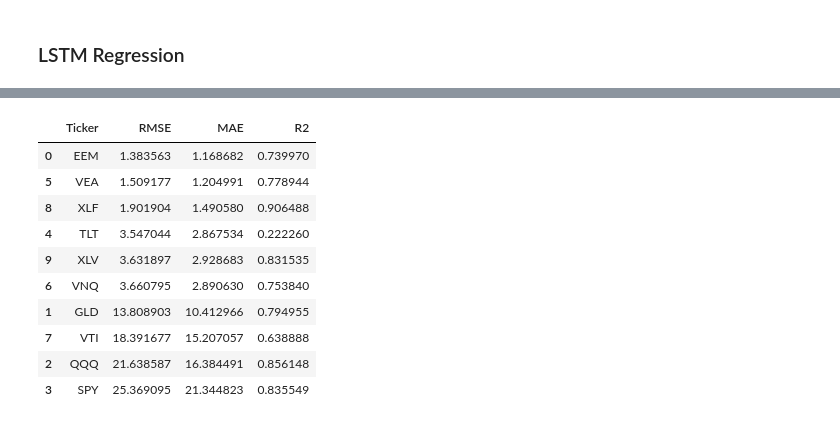
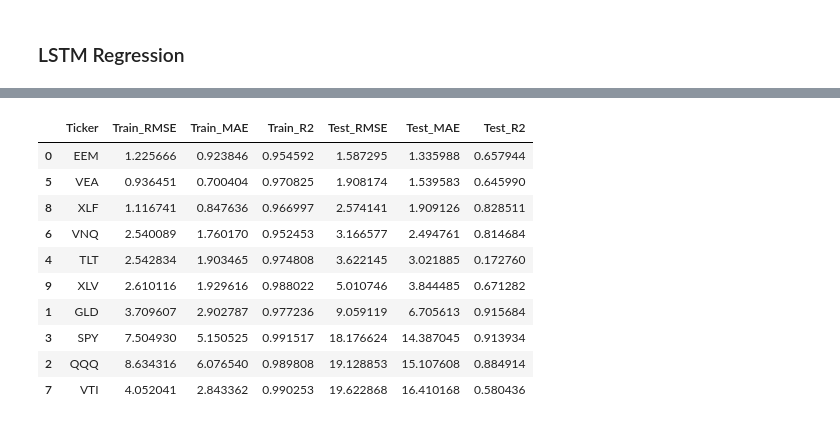
Before and after one commit to GIJOE1003/3103ETF, a Jupyter notebook: Notebook1_Future_Price_Prediction_03th_April.ipynb, the cells around one changed output, grey strips where cells are left out. Cells and saved outputs as stored; diff of their text form; code cells hidden in the pictures.

```diff
--- a/Notebook1_Future_Price_Prediction_03th_April.ipynb
+++ b/Notebook1_Future_Price_Prediction_03th_April.ipynb
@@ -410,9 +413,10 @@ xgb_param_grid = {
     'subsample': [0.7, 0.9, 1.0],
     'colsample_bytree': [0.7, 0.9, 1.0]
 }
+X_train, X_test, y_train, y_test = train_test_split(X, y, test_size=0.2, random_state=42)
 
-X_train_2d = X_train.reshape(X_train.shape[0], -1)
-X_test_2d = X_test.reshape(X_test.shape[0], -1)
+X_train_2d = X_train.values.reshape(X_train.shape[0], -1)
+X_test_2d = X_test.values.reshape(X_test.shape[0], -1)
 
 xgb_grid = RandomizedSearchCV(XGBRegressor(), xgb_param_grid, cv=3, n_iter=20, scoring='neg_root_mean_squared_error', verbose=1, n_jobs=-1, random_state=42)
 xgb_grid.fit(X_train_2d, y_train)
@@ -423,6 +427,14 @@ y_pred_xgb_best = xgb_best.predict(X_test_2d)
 rmse_xgb_best = np.sqrt(mean_squared_error(y_test, y_pred_xgb_best))
 mae_xgb_best = mean_absolute_error(y_test, y_pred_xgb_best)
 r2_xgb_best = r2_score(y_test, y_pred_xgb_best)
+
+#test
+y_pred_xgb_best_train = xgb_best.predict(X_train_2d)
+rmse_xgb_best_train = np.sqrt(mean_squared_error(y_train, xgb_best.predict(X_train_2d)))
+mae_xgb_best_train = mean_absolute_error(y_train, xgb_best.predict(X_train_2d))
+r2_xgb_best_train = r2_score(y_train, xgb_best.predict(X_train_2d))
+
+print(f"XGBoost (Tuned) - Train RMSE: {rmse_xgb_best_train:.4f}, MAE: {mae_xgb_best_train:.4f}, R2: {r2_xgb_best_train:.4f}")
 print("XGBoost (Tuned) - RMSE:", rmse_xgb_best, "MAE:", mae_xgb_best, "R²:", r2_xgb_best)
 print("Best Params:", xgb_grid.best_params_)
 # %% [output]
@@ -437,14 +450,10 @@ from tensorflow.keras.models import Sequential
 from tensorflow.keras.layers import LSTM, Dense, Dropout
 from tensorflow.keras.callbacks import EarlyStopping
 from sklearn.metrics import mean_squared_error, mean_absolute_error, r2_score
-import numpy as np
-import pandas as pd
-import matplotlib.pyplot as plt
 
 lookback = 21
 forecast_horizon = 7
 
-# Features
 features = ['High', 'Low', 'Return', 'Volume',
     'MA5', 'Close_MA5_diff', 'SMA20', 'EMA20', 'Volatility7',
     'SMA50', 'EMA50', 'SMA200', 'EMA200', 'TR', 'ATR7',
@@ -456,22 +465,16 @@ for ticker in df['Ticker'].unique():
     print(f"\n LSTM (Return → Price) for {ticker}")
     df_ticker = df[df['Ticker'] == ticker].copy().reset_index(drop=True)
 
-    # Backup raw Close
     df_ticker['Raw_Close'] = df_ticker['Close']
-
-    # Create future return and store current price
     df_ticker['Future_Return'] = (
         df_ticker['Raw_Close'].shift(-forecast_horizon) - df_ticker['Raw_Close']
     ) / df_ticker['Raw_Close']
-
-    df_ticker['Current_Price'] = df_ticker['Raw_Close']  # to reconstruct price after prediction
+    df_ticker['Current_Price'] = df_ticker['Raw_Close']
     df_ticker.dropna(inplace=True)
 
-    # Scale
     scaler = StandardScaler()
     df_ticker[features] = scaler.fit_transform(df_ticker[features])
 
-    # Create sequences
     X, y, current_prices = [], [], []
     for i in range(lookback, len(df_ticker)):
         X.append(df_ticker[features].iloc[i - lookback:i].values)
@@ -482,9 +485,9 @@ for ticker in df['Ticker'].unique():
     split = int(0.8 * len(X))
     X_train, X_test = X[:split], X[split:]
     y_train, y_test = y[:split], y[split:]
+    current_price_train = current_prices[:split]
     current_price_test = current_prices[split:]
 
-    # Build and train LSTM
     model = Sequential([
         LSTM(128, return_sequences=True, input_shape=(lookback, len(features))),
         Dropout(0.2),
@@ -497,28 +500,36 @@ for ticker in df['Ticker'].unique():
     model.fit(X_train, y_train, epochs=30, batch_size=32,
               validation_split=0.1, callbacks=[early_stop], verbose=0)
 
-    # Predict
-    y_pred_return = model.predict(X_test).flatten()
-
-    # Convert return → price
-    y_pred_price = current_price_test * (1 + y_pred_return)
+    # Test
+    y_pred_return_test = model.predict(X_test).flatten()
+    y_pred_price_test = current_price_test * (1 + y_pred_return_test)
     y_test_price = current_price_test * (1 + y_test)
 
-    # Evaluate
-    rmse = np.sqrt(mean_squared_error(y_test_price, y_pred_price))
-    mae = mean_absolute_error(y_test_price, y_pred_price)
-    r2 = r2_score(y_test_price, y_pred_price)
+    # Train
+    y_pred_return_train = model.predict(X_train).flatten()
+    y_pred_price_train = current_price_train * (1 + y_pred_return_train)
+    y_train_price = current_price_train * (1 + y_train)
 
-    print(f"  RMSE: {rmse:.2f}, MAE: {mae:.2f}, R²: {r2:.4f}")
-    print(f"  y_test_price min/max: {y_test_price.min():.2f} / {y_test_price.max():.2f}")
-    print(f"  y_pred_price min/max: {y_pred_price.min():.2f} / {y_pred_price.max():.2f}")
-    print(f"  Sample y_test_price[:5]: {y_test_price[:5]}")
-    print(f"  Sample y_pred_price[:5]: {y_pred_price[:5]}")
+    # Evaluation - Test
+    rmse_test = np.sqrt(mean_squared_error(y_test_price, y_pred_price_test))
+    mae_test = mean_absolute_error(y_test_price, y_pred_price_test)
+    r2_test = r2_score(y_test_price, y_pred_price_test)
 
+    # Evaluation - Train
+    rmse_train = np.sqrt(mean_squared_error(y_train_price, y_pred_price_train))
+    mae_train = mean_absolute_error(y_train_price, y_pred_price_train)
+    r2_train = r2_score(y_train_price, y_pred_price_train)
 
-    results.append((ticker, rmse, mae, r2))
+    print(f"Train RMSE: {rmse_train:.2f}, MAE: {mae_train:.2f}, R²: {r2_train:.4f}")
+    print(f"Test RMSE: {rmse_test:.2f}, MAE: {mae_test:.2f}, R²: {r2_test:.4f}")
+    print(f" y_test_price min/max: {y_test_price.min():.2f} / {y_test_price.max():.2f}")
+    print(f" y_pred_price min/max: {y_pred_price_test.min():.2f} / {y_pred_price_test.max():.2f}")
+    print(f" Sample y_test_price[:5]: {y_test_price[:5]}")
+    print(f" Sample y_pred_price[:5]: {y_pred_price_test[:5]}")
+
+    results.append((ticker, rmse_train, mae_train, r2_train, rmse_test, mae_test, r2_test))
 
 # Final summary
-results_df = pd.DataFrame(results, columns=["Ticker", "RMSE", "MAE", "R2"]).sort_values("RMSE")
+results_df = pd.DataFrame(results, columns=["Ticker", "Train_RMSE", "Train_MAE", "Train_R2", "Test_RMSE", "Test_MAE", "Test_R2"]).sort_values("Test_RMSE")
 display(results_df)
 # %% [output]
@@ -604,14 +635,14 @@ display(results_df)
-|  | Ticker | RMSE | MAE | R2 |
-| 0 | EEM | 1.383563 | 1.168682 | 0.739970 |
-| 5 | VEA | 1.509177 | 1.204991 | 0.778944 |
-| 8 | XLF | 1.901904 | 1.490580 | 0.906488 |
-| 4 | TLT | 3.547044 | 2.867534 | 0.222260 |
-| 9 | XLV | 3.631897 | 2.928683 | 0.831535 |
-| 6 | VNQ | 3.660795 | 2.890630 | 0.753840 |
-| 1 | GLD | 13.808903 | 10.412966 | 0.794955 |
-| 7 | VTI | 18.391677 | 15.207057 | 0.638888 |
-| 2 | QQQ | 21.638587 | 16.384491 | 0.856148 |
-| 3 | SPY | 25.369095 | 21.344823 | 0.835549 |
+|  | Ticker | Train_RMSE | Train_MAE | Train_R2 | Test_RMSE | Test_MAE | Test_R2 |
+| 0 | EEM | 1.225666 | 0.923846 | 0.954592 | 1.587295 | 1.335988 | 0.657944 |
+| 5 | VEA | 0.936451 | 0.700404 | 0.970825 | 1.908174 | 1.539583 | 0.645990 |
+| 8 | XLF | 1.116741 | 0.847636 | 0.966997 | 2.574141 | 1.909126 | 0.828511 |
+| 6 | VNQ | 2.540089 | 1.760170 | 0.952453 | 3.166577 | 2.494761 | 0.814684 |
+| 4 | TLT | 2.542834 | 1.903465 | 0.974808 | 3.622145 | 3.021885 | 0.172760 |
+| 9 | XLV | 2.610116 | 1.929616 | 0.988022 | 5.010746 | 3.844485 | 0.671282 |
+| 1 | GLD | 3.709607 | 2.902787 | 0.977236 | 9.059119 | 6.705613 | 0.915684 |
+| 3 | SPY | 7.504930 | 5.150525 | 0.991517 | 18.176624 | 14.387045 | 0.913934 |
+| 2 | QQQ | 8.634316 | 6.076540 | 0.989808 | 19.128853 | 15.107608 | 0.884914 |
+| 7 | VTI | 4.052041 | 2.843362 | 0.990253 | 19.622868 | 16.410168 | 0.580436 |
 # %%
 pip install keras_tuner
 # %% [output]
```
Also changed, not shown: parts of 14 cells of this notebook.
